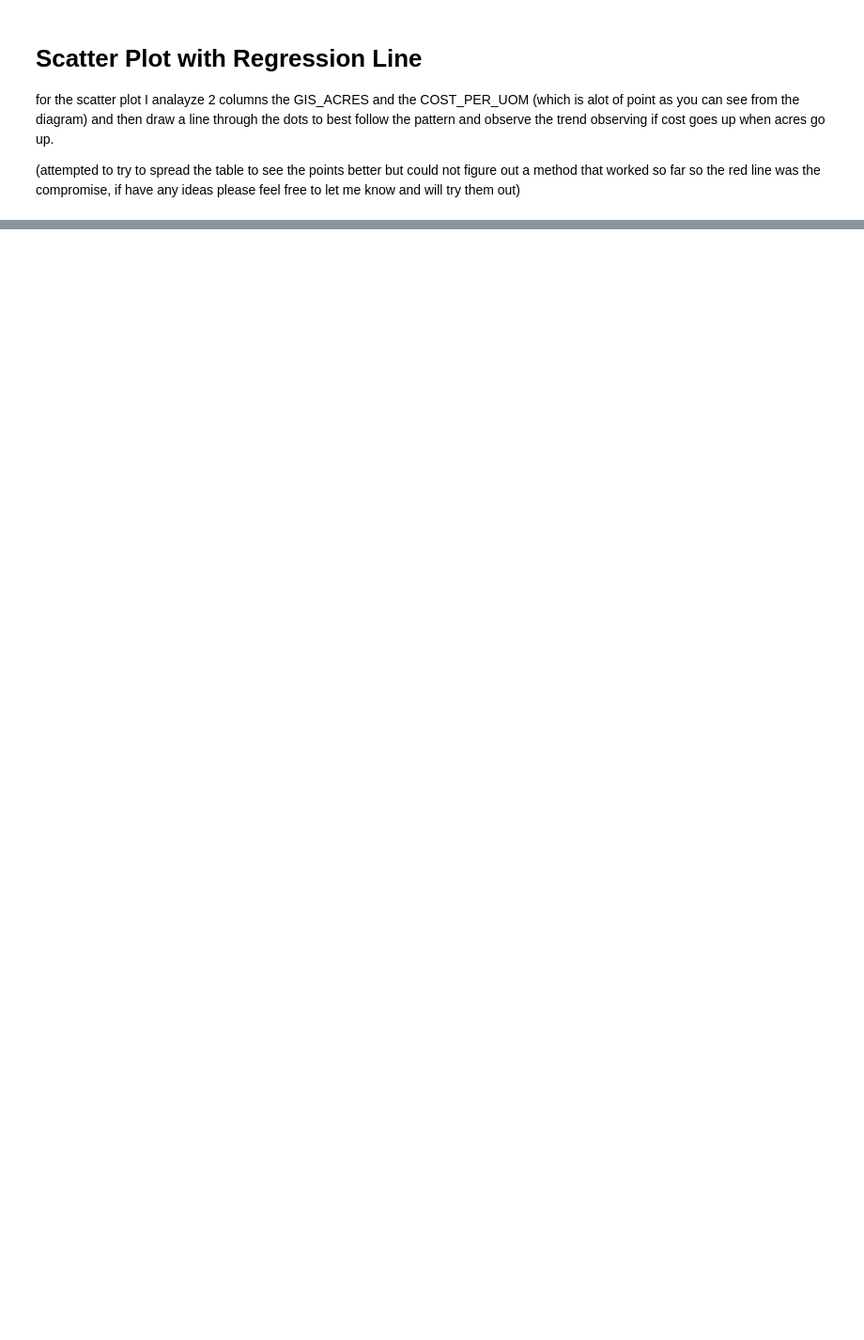
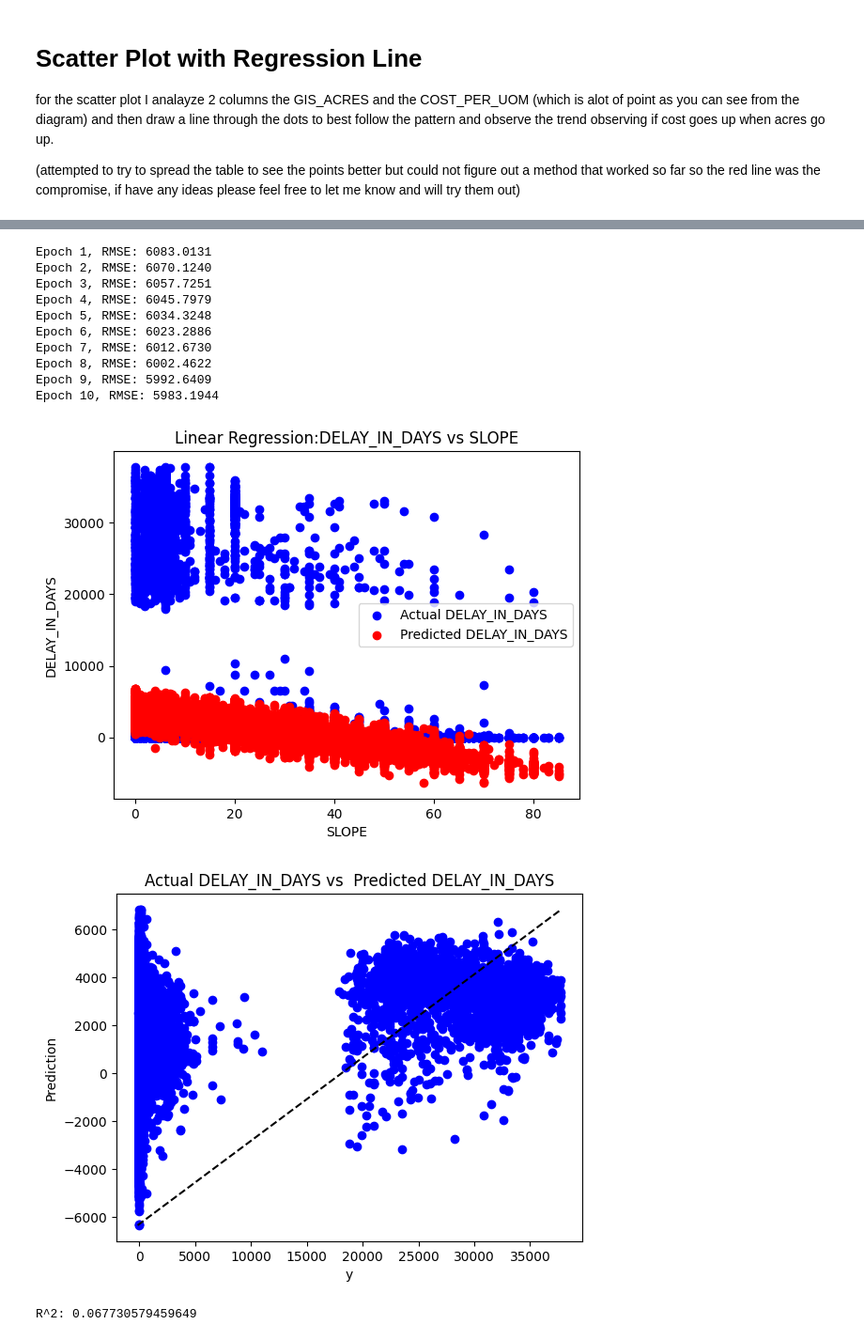
Before and after one commit to Kurogisa/Reforestation-Datamining, a Jupyter notebook: reforestation.ipynb, the cells around one changed output, grey strips where cells are left out. Shown at 94% size. Saved outputs shown, nothing was run; the diff lists cells and outputs as text; code cells hidden in the pictures; blank space fills up the shorter version.

```diff
--- a/reforestation.ipynb
+++ b/reforestation.ipynb
@@ -553,0 +746,34 @@ plt.show()
+# %%
+# Normalize & Split Data
+land_data, delays = normalize_data("DELAY_IN_DAYS")
+X_train, X_test, y_train, y_test, train_idx, test_idx = train_test_split(land_data, delays)
+
+# Train the model
+weights = gradient_descent(X_train, y_train)
+
+# Evaluate
+y_test_pred = predict(X_test, weights)
+test_rmse = np.sqrt(mean_squared_error(y_test_pred, y_test.reshape(-1, 1)))
+
+# Plot Linear Regression
+columns = ['SLOPE']
+target_col = 'DELAY_IN_DAYS'
+for col in columns:
+    linear_regression(target_col, col)
+
+# Plot R-sqare & Regression Fit
+regression_fit(y_test, y_test_pred, target_col)
+# %% [output]
+Epoch 1, RMSE: 6083.0131
+Epoch 2, RMSE: 6070.1240
+Epoch 3, RMSE: 6057.7251
+Epoch 4, RMSE: 6045.7979
+Epoch 5, RMSE: 6034.3248
+Epoch 6, RMSE: 6023.2886
+Epoch 7, RMSE: 6012.6730
+Epoch 8, RMSE: 6002.4622
+Epoch 9, RMSE: 5992.6409
+Epoch 10, RMSE: 5983.1944
+[figure, added]
+[figure, added]
+R^2: 0.067730579459649
```
Also changed, not shown: parts of 15 cells of this notebook.
